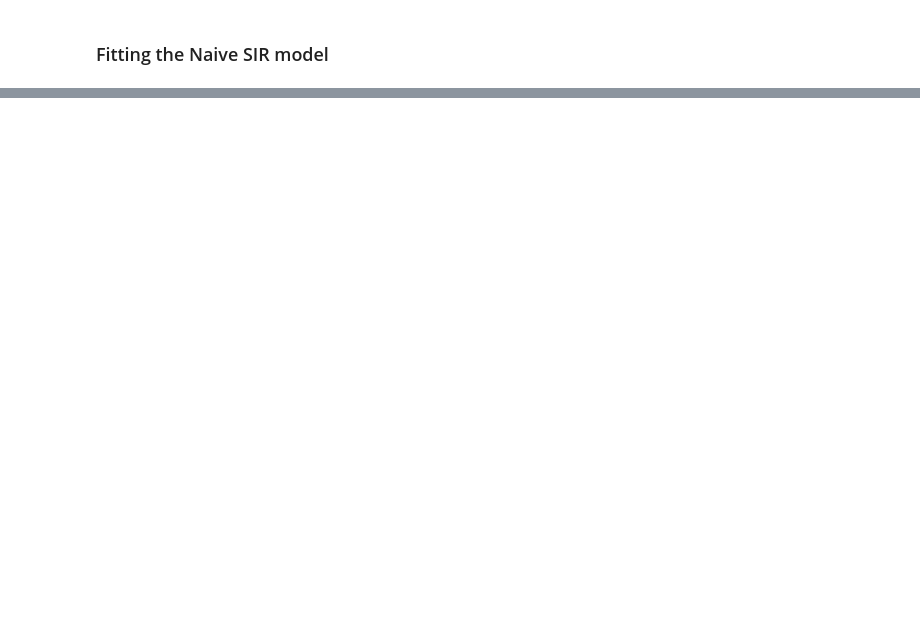
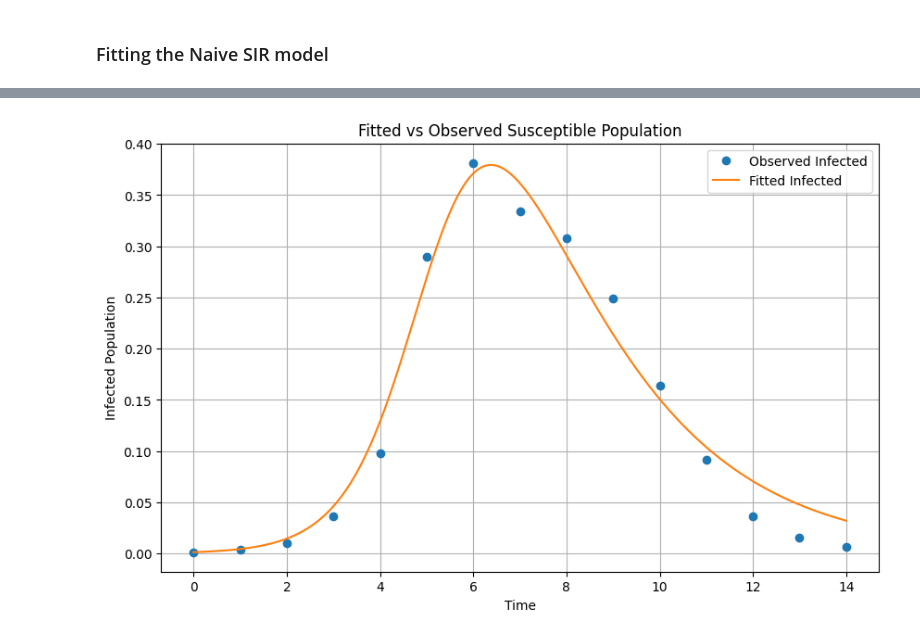
Before and after one commit to NaniHazbolatow/5284ITCS6Y, a Jupyter notebook: assignment1.ipynb, the cells around one changed output, grey strips where cells are left out. Saved outputs shown, nothing was run; the diff lists cells and outputs as text; code cells hidden in the pictures; blank space fills up the shorter version.

```diff
--- a/assignment1.ipynb
+++ b/assignment1.ipynb
@@ -198,0 +298,10 @@ plot_all_phase_diagrams(baseSIR)
+# %%
+def MSE(estimated_data, observed_data):
+    return np.mean((observed_data - estimated_data) ** 2)
+# %%
+school_data = np.array([1, 3, 8, 28, 75, 221, 291, 255,
+                  235, 190, 125, 70, 28, 12, 5]) / 763
+solver = solverSIR(baseSIR, MSE, [1.66523459, 0.44993837], I0 = 1/763)
+solver.optimize(school_data, learning_rate=0.01, max_iterations=1000)
+solver.plot_fitvsobs(school_data)
+# %% [output]
@@ -198,0 +318 @@ plot_all_phase_diagrams(baseSIR)
+[figure, added]
```
Also changed, not shown: parts of 4 cells of this notebook.
